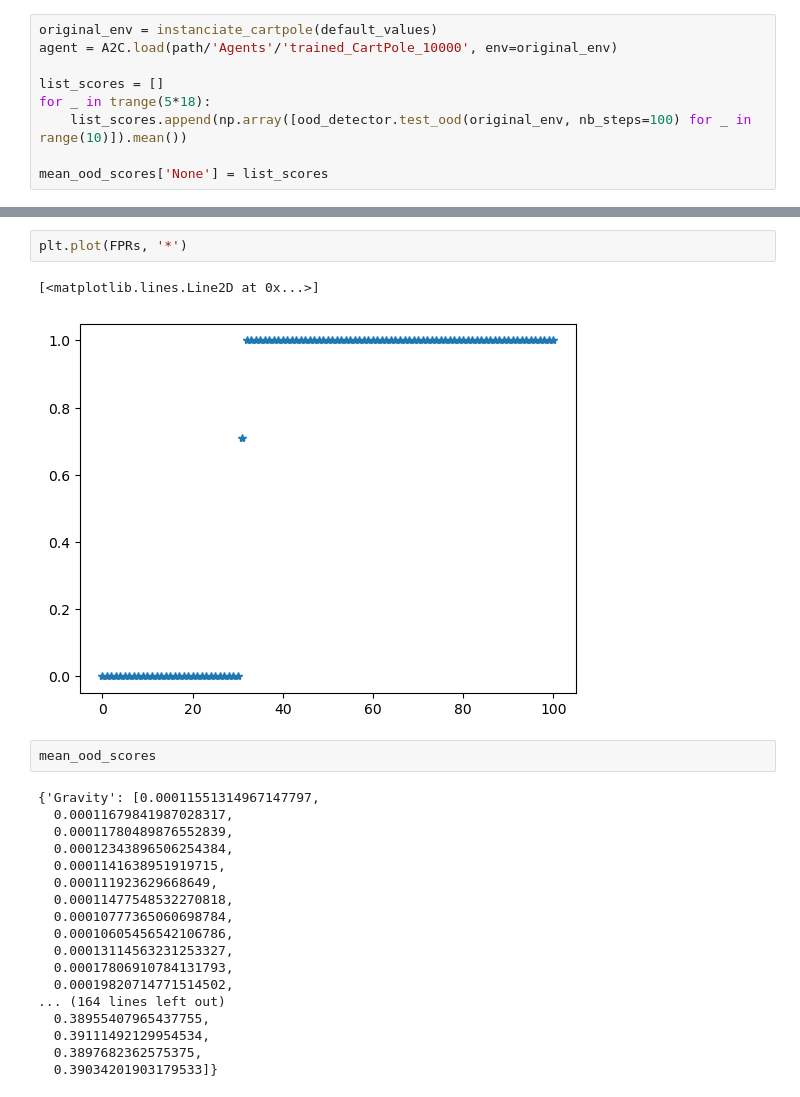
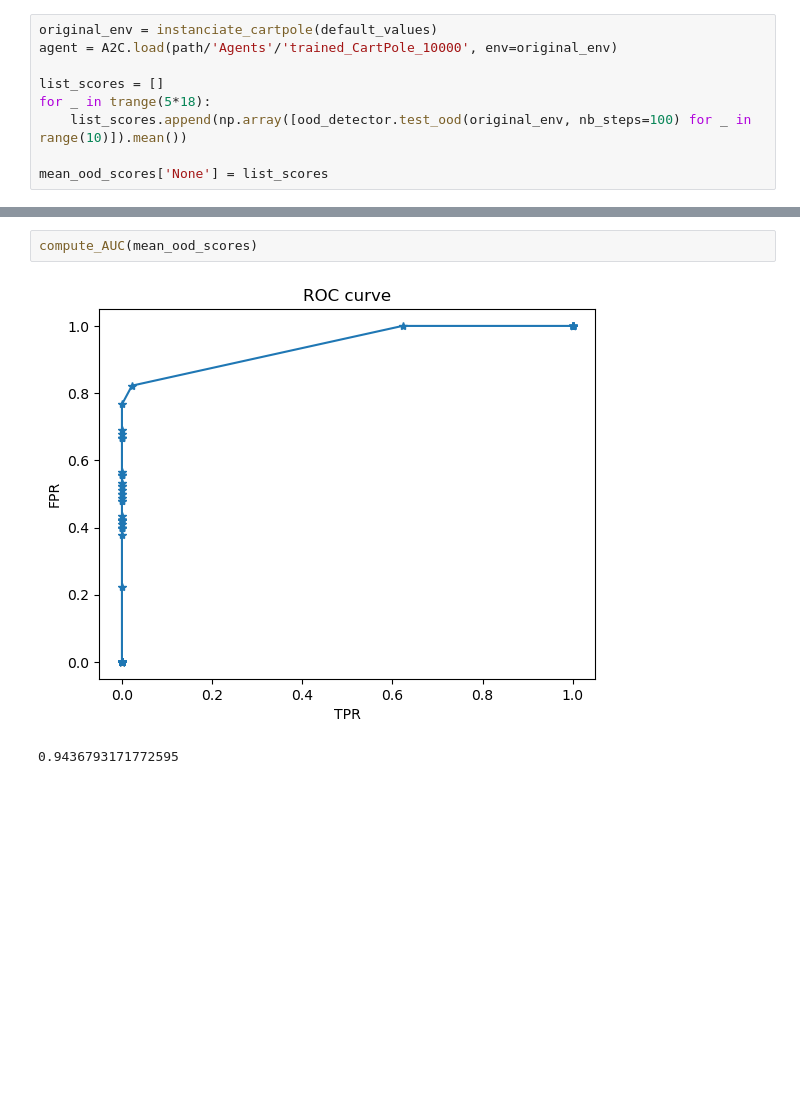
Before and after one commit to ArnaudGardille/RL-OOD-detection, a Jupyter notebook: RL_OOD_detection.ipynb, the cells around one changed output, grey strips where cells are left out. Cells and saved outputs as stored; diff of their text form; blank space fills up the shorter version.

```diff
--- a/RL_OOD_detection.ipynb
+++ b/RL_OOD_detection.ipynb
@@ -651,25 +308,5 @@ plt.legend()
-# %%
-plt.plot(FPRs, '*')
-# %% [output]
-[<matplotlib.lines.Line2D at 0x...>]
-[figure, removed]
-# %%
-mean_ood_scores
-# %% [output]
-{'Gravity': [0.00011551314967147797,
-  0.00011679841987028317,
-  0.00011780489876552839,
-  0.00012343896506254384,
-  0.0001141638951919715,
-  0.000111923629668649,
-  0.00011477548532270818,
-  0.00010777365060698784,
-  0.00010605456542106786,
-  0.00013114563231253327,
-  0.00017806910784131793,
-  0.00019820714771514502,
-... (164 lines left out)
-  0.38955407965437755,
-  0.39111492129954534,
-  0.3897682362575375,
-  0.39034201903179533]}
+# %%
+compute_AUC(mean_ood_scores)
+# %% [output]
+[figure, added]
+0.9436793171772595
```
Also changed, not shown: parts of 57 cells of this notebook, 1 other file.
